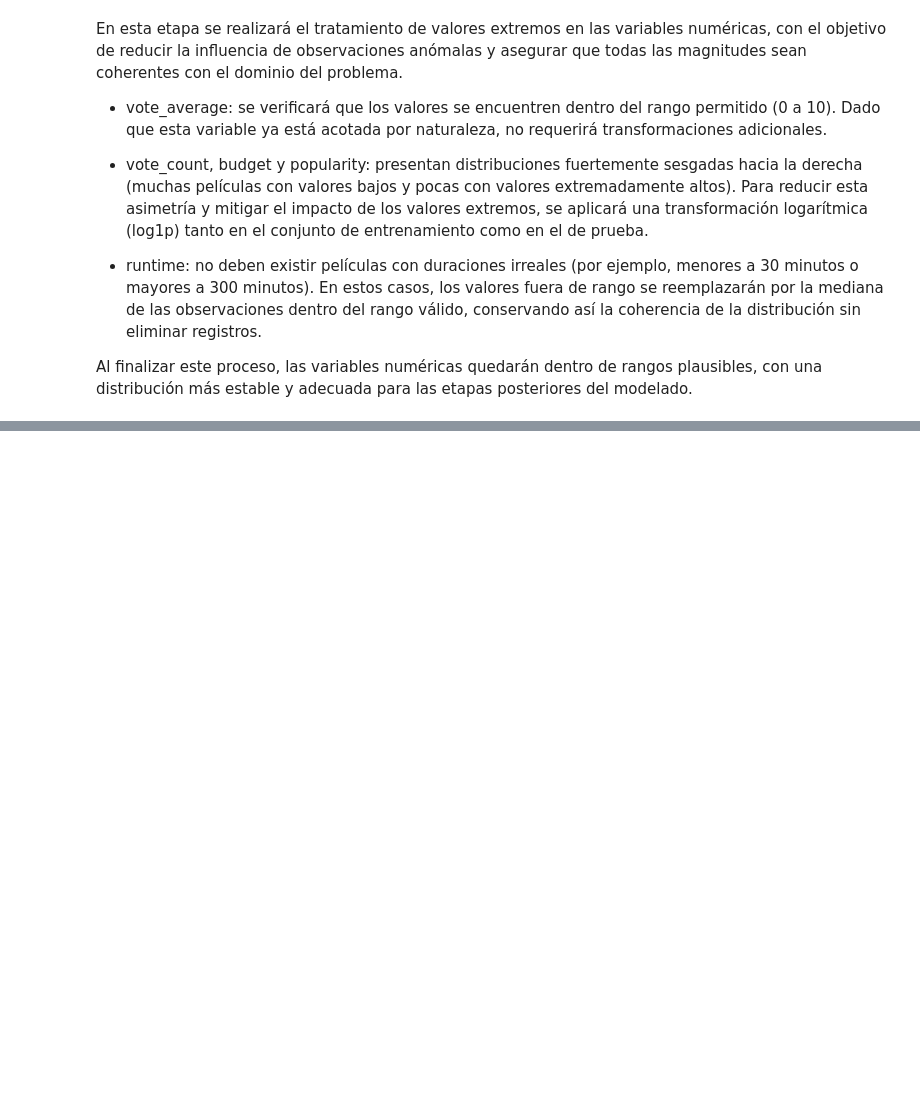
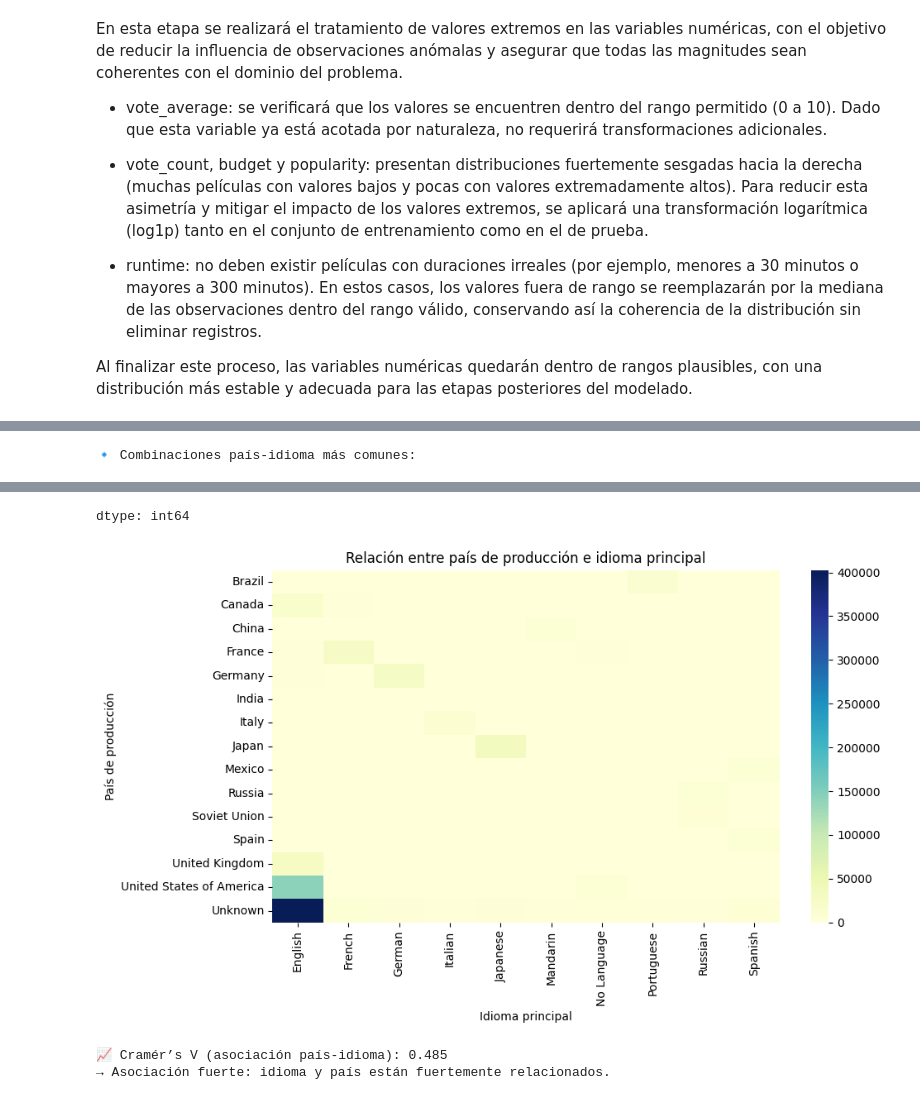
Before and after one commit to jbrazonath/TP_AndD, a Jupyter notebook: TrabajoPráctico.ipynb, the cells around one changed output, grey strips where cells are left out. Saved outputs shown, nothing was run; the diff lists cells and outputs as text; code cells hidden in the pictures; blank space fills up the shorter version.

```diff
--- a/TrabajoPráctico.ipynb
+++ b/TrabajoPráctico.ipynb
@@ -670,0 +941,9 @@ Mediana usada para reemplazo: 66.0
+# %%
+# Eliminar columnas
+cols_to_drop = ['title', 'original_title', 'overview']
+
+X_train.drop(columns=cols_to_drop, inplace=True)
+X_test.drop(columns=cols_to_drop, inplace=True)
+
+print("Columnas eliminadas:", cols_to_drop)
+print(f"Dimensiones actuales del dataset: {X_train.shape}")
@@ -670,0 +1002,65 @@ Mediana usada para reemplazo: 66.0
+# %%
+# ==========================================================
+# 🔍 Análisis de relación entre spoken_languages y production_countries
+# ==========================================================
+
+import pandas as pd
+import seaborn as sns
+import matplotlib.pyplot as plt
+import numpy as np
+import scipy.stats as ss
+
+# --- 1️⃣ Limpieza: extraer el primer idioma y país principal ---
+# Algunos registros tienen múltiples valores separados por coma
+X_train['main_language'] = X_train['spoken_languages'].str.split(',').str[0].str.strip()
+X_train['main_country'] = X_train['production_countries'].str.split(',').str[0].str.strip()
+
+# --- 2️⃣ Tabla de frecuencia cruzada ---
+cross_tab = pd.crosstab(X_train['main_country'], X_train['main_language'])
+
+# Mostramos las combinaciones más frecuentes
+print("🔹 Combinaciones país-idioma más comunes:\n")
+display(cross_tab.sum(axis=1).sort_values(ascending=False).head(10))
+
+# --- 3️⃣ Visualización con heatmap (solo los 15 más frecuentes) ---
+top_countries = X_train['main_country'].value_counts().head(15).index
+top_languages = X_train['main_language'].value_counts().head(10).index
+
+plt.figure(figsize=(10,6))
+sns.heatmap(
+    pd.crosstab(
+        X_train.loc[X_train['main_country'].isin(top_countries), 'main_country'],
+        X_train.loc[X_train['main_language'].isin(top_languages), 'main_language']
+    ),
+    cmap="YlGnBu", cbar=True
+)
+plt.title("Relación entre país de producción e idioma principal")
+plt.xlabel("Idioma principal")
+plt.ylabel("País de producción")
+plt.tight_layout()
+plt.show()
+
+# --- 4️⃣ Medida estadística: Cramér’s V ---
+def cramers_v(x, y):
+    confusion_matrix = pd.crosstab(x, y)
+    chi2 = ss.chi2_contingency(confusion_matrix, correction=False)[0]
+    n = confusion_matrix.sum().sum()
+    phi2 = chi2 / n
+    r, k = confusion_matrix.shape
+    phi2corr = max(0, phi2 - ((k-1)*(r-1))/(n-1))
+    rcorr = r - ((r-1)**2)/(n-1)
+    kcorr = k - ((k-1)**2)/(n-1)
+    return np.sqrt(phi2corr / min((kcorr-1), (rcorr-1)))
+
+association = cramers_v(X_train['main_country'], X_train['main_language'])
+print(f"\n📈 Cramér’s V (asociación país-idioma): {association:.3f}")
+
+# --- 5️⃣ Interpretación rápida ---
+if association < 0.1:
+    print("→ Asociación débil o casi nula entre país e idioma.")
+elif association < 0.3:
+    print("→ Asociación moderada (relación parcial entre país e idioma).")
+else:
+    print("→ Asociación fuerte: idioma y país están fuertemente relacionados.")
+# %% [output]
+🔹 Combinaciones país-idioma más comunes:
@@ -670,0 +1079,4 @@ Mediana usada para reemplazo: 66.0
+dtype: int64
+[figure, added]
+📈 Cramér’s V (asociación país-idioma): 0.485
+→ Asociación fuerte: idioma y país están fuertemente relacionados.
```
Also changed, not shown: parts of 34 cells of this notebook.
